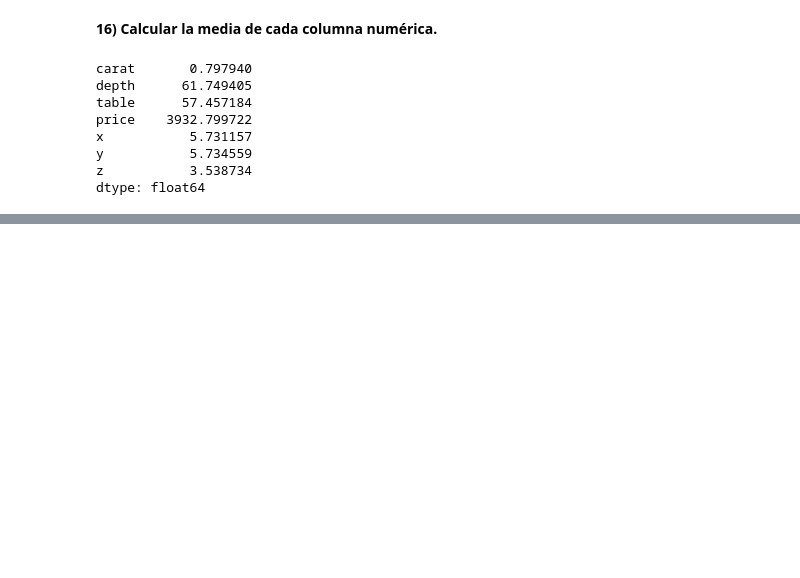
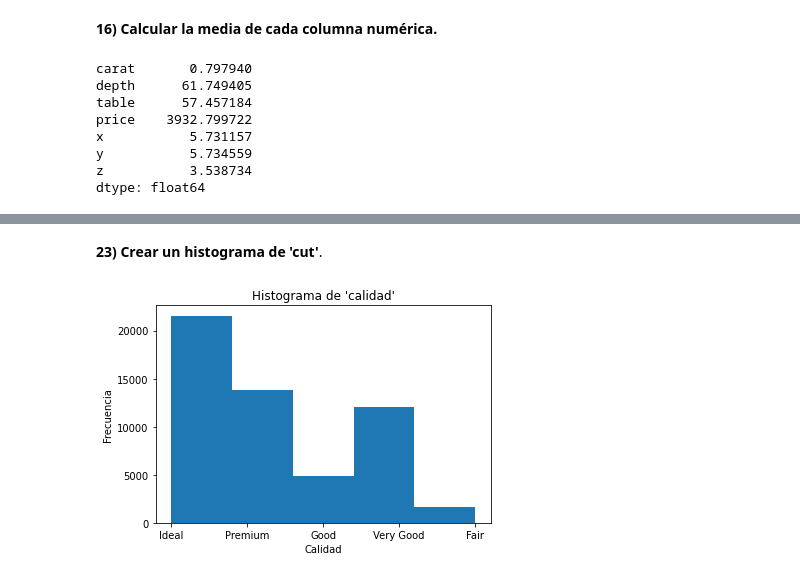
Before and after one commit to CatalinaBanfi/tarea-python-banfi-lima, a Jupyter notebook: Tarea_Python_Banfi_Lima.ipynb, the cells around one changed output, grey strips where cells are left out. Drawn from its saved outputs; the diff is of its cells as text; code cells hidden in the pictures; blank space fills up the shorter version.

```diff
--- a/Tarea_Python_Banfi_Lima.ipynb
+++ b/Tarea_Python_Banfi_Lima.ipynb
@@ -287,0 +368,10 @@ dtype: float64
+# %% [markdown]
+**23)	Crear un histograma de 'cut'**.
+# %%
+plt.hist(df.cut, bins=5) #Creamos el histograma.
+plt.xlabel('Calidad') #Elegimos etiqueta para el eje X.
+plt.ylabel('Frecuencia') #Elegimos etiqueta para el eje Y.
+plt.title("Histograma de 'calidad'") #Elegimos título para el histograma.
+plt.show() #Imprimimos el gráfico.
+# %% [output]
+[figure, added]
```
Also changed, not shown: parts of 34 cells of this notebook.
